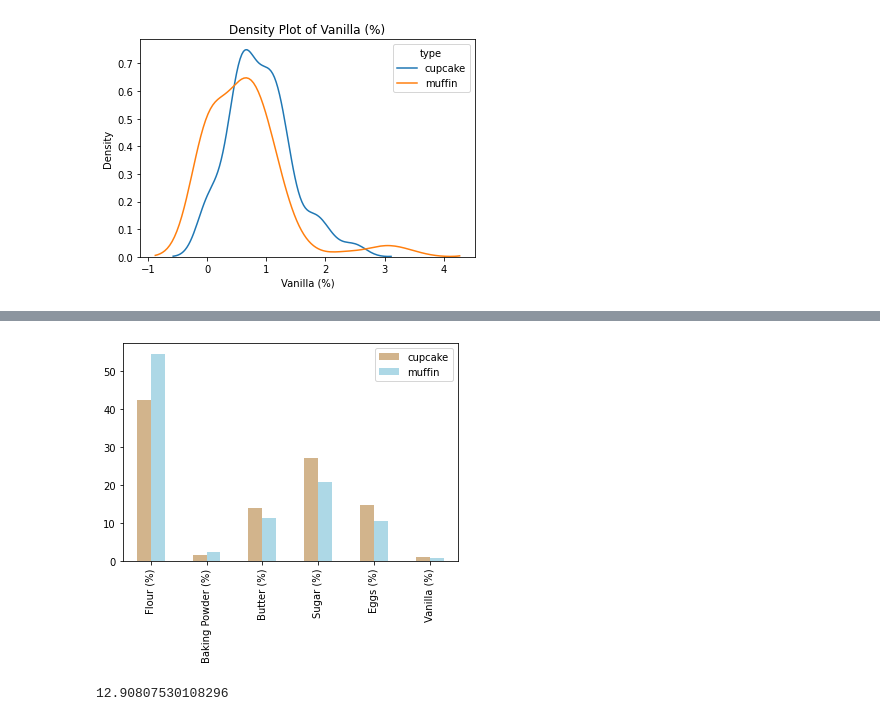
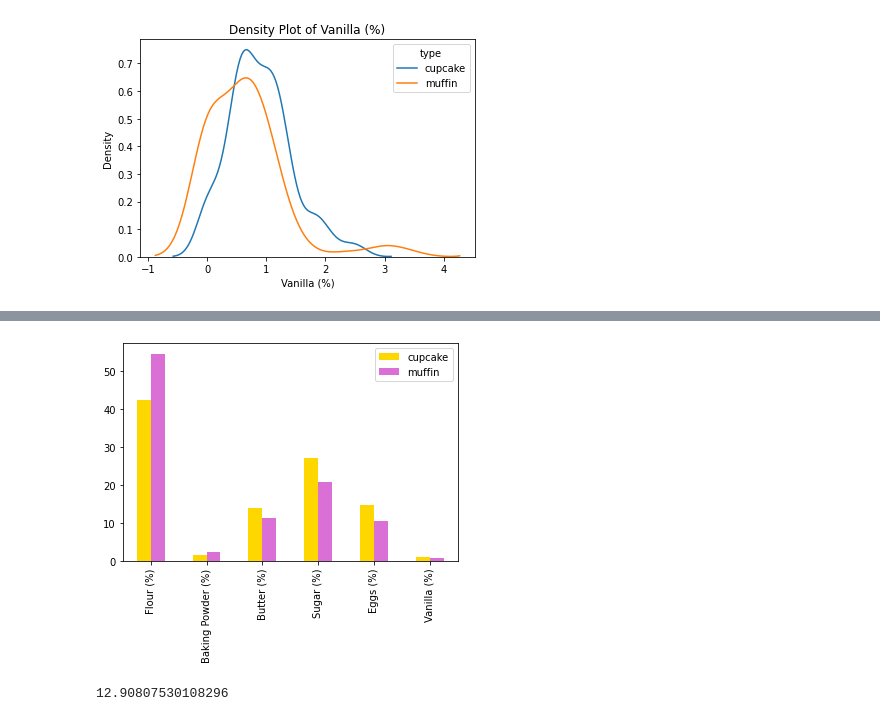
Before and after one commit to amandashu/Cupcake-Muffin-Classification, a Jupyter notebook: reports/analysis.ipynb, the cells around one changed output, grey strips where cells are left out. Cells and saved outputs as stored; diff of their text form; code cells hidden in the pictures.

```diff
--- a/reports/analysis.ipynb
+++ b/reports/analysis.ipynb
@@ -94,15 +90,15 @@ In the plot below, the observed total variation distance is in red, and it lies
 # %%
 def mean_ingredients(df, col, t):
     """
     Takes in a dataframe like recipes, filters where col == t, and applys mean function to every column
     """
     return df.loc[df[col]==t,ingredients].apply(np.mean).rename(t)
 
 # observed means ingredient percentages for cupcakes and muffins
 cupcake_mean = mean_ingredients(recipes, 'type', 'cupcake')
 muffin_mean = mean_ingredients(recipes, 'type', 'muffin')
-pd.concat([cupcake_mean,muffin_mean],axis=1).plot(kind='bar', color=['tan','lightblue'])
+pd.concat([cupcake_mean,muffin_mean],axis=1).plot(kind='bar', color=['gold','orchid'])
 plt.show()
 # %% [output]
-[figure, old version]
+[figure, new version]
 # %%
```
Also changed, not shown: parts of 7 cells of this notebook, 3 other files.
